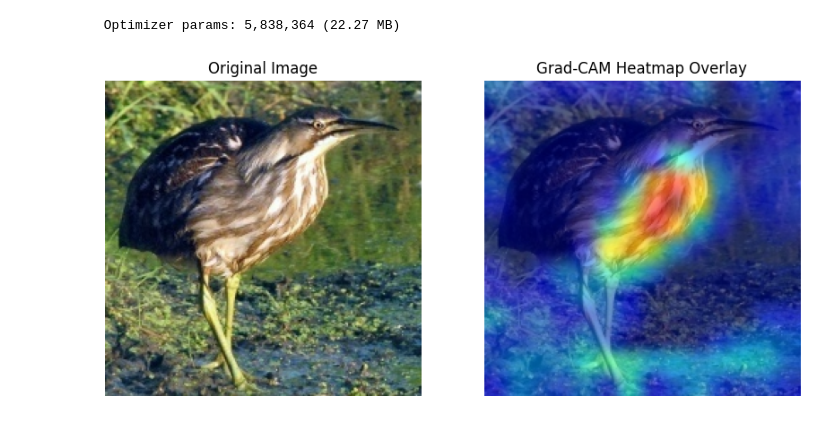
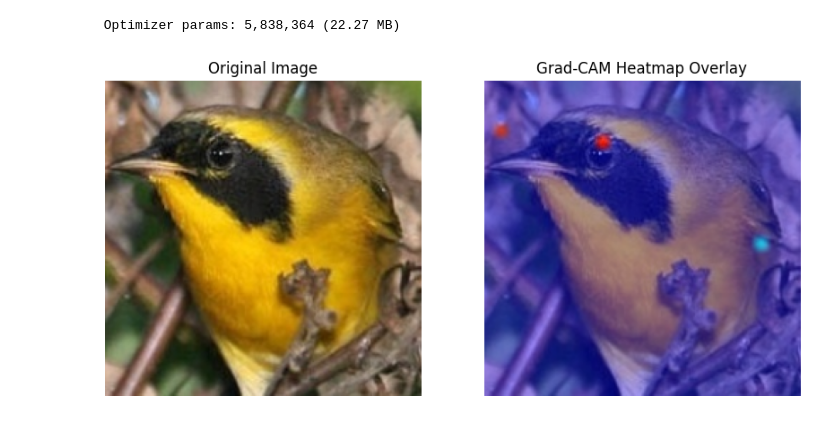
Before and after one commit to divij-pawar/model-compare, a Jupyter notebook: ResNet.ipynb, the cells around one changed output. Cells and saved outputs as stored; diff of their text form; code cells hidden in the pictures.

```diff
--- a/ResNet.ipynb
+++ b/ResNet.ipynb
@@ -276,33 +276,33 @@ def make_gradcam_heatmap(img_array, model, last_conv_layer_name, pred_index=None
 
     with tf.GradientTape() as tape:
         last_conv_layer_output, preds = grad_model(img_array)
         if pred_index is None:
             pred_index = tf.argmax(preds[0])
         class_channel = preds[:, pred_index]
 
     grads = tape.gradient(class_channel, last_conv_layer_output)
     pooled_grads = tf.reduce_mean(grads, axis=(0, 1, 2))
     last_conv_layer_output = last_conv_layer_output[0]
     heatmap = last_conv_layer_output @ pooled_grads[..., tf.newaxis]
     heatmap = tf.squeeze(heatmap)
     heatmap = tf.maximum(heatmap, 0) / tf.reduce_max(heatmap)
     return heatmap.numpy()
 
 
 
 
 # Assuming the rest of your code has prepared 'img_array' and 'heatmap' correctly
 # For example:
-img_path = '1.jpg'
+img_path = '4.jpg'
 img = load_img(img_path, target_size=(224, 224))
 img_array = img_to_array(img)
 img_array = np.expand_dims(img_array, axis=0)
 img_array = img_array / 255.0  # Normalize the image to [0, 1]
 
 # Make sure to update 'model' and 'last_conv_layer_name' with your actual model and layer name
-heatmap = make_gradcam_heatmap(img_array, model, 'activation_12')
+heatmap = make_gradcam_heatmap(img_array, model, 'conv2d_5')
 
 # Display the Grad-CAM
 display_gradcam(img_array, heatmap)
 # %% [output]
-[figure, old version]
+[figure, new version]
```
Also changed, not shown: parts of 1 cell of this notebook, 1 other file.
